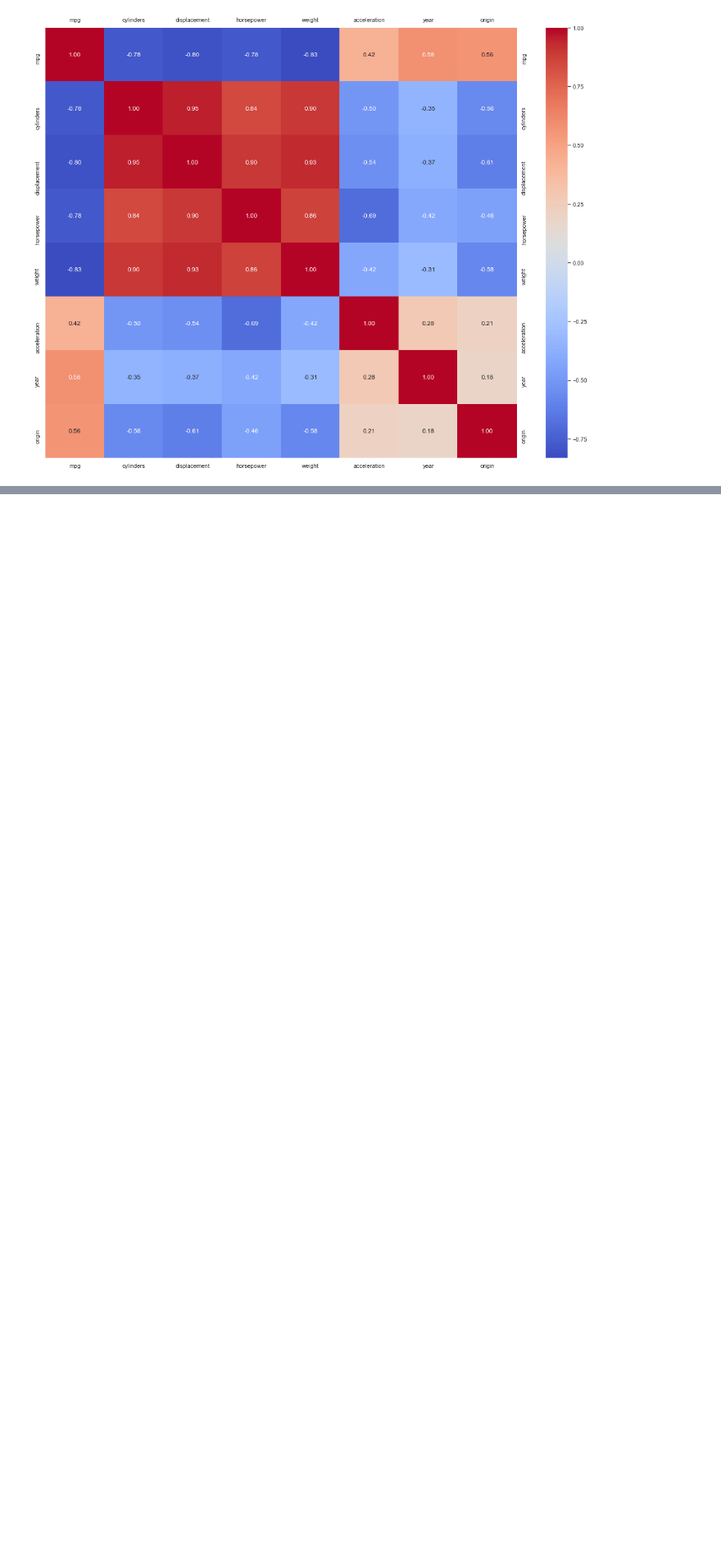
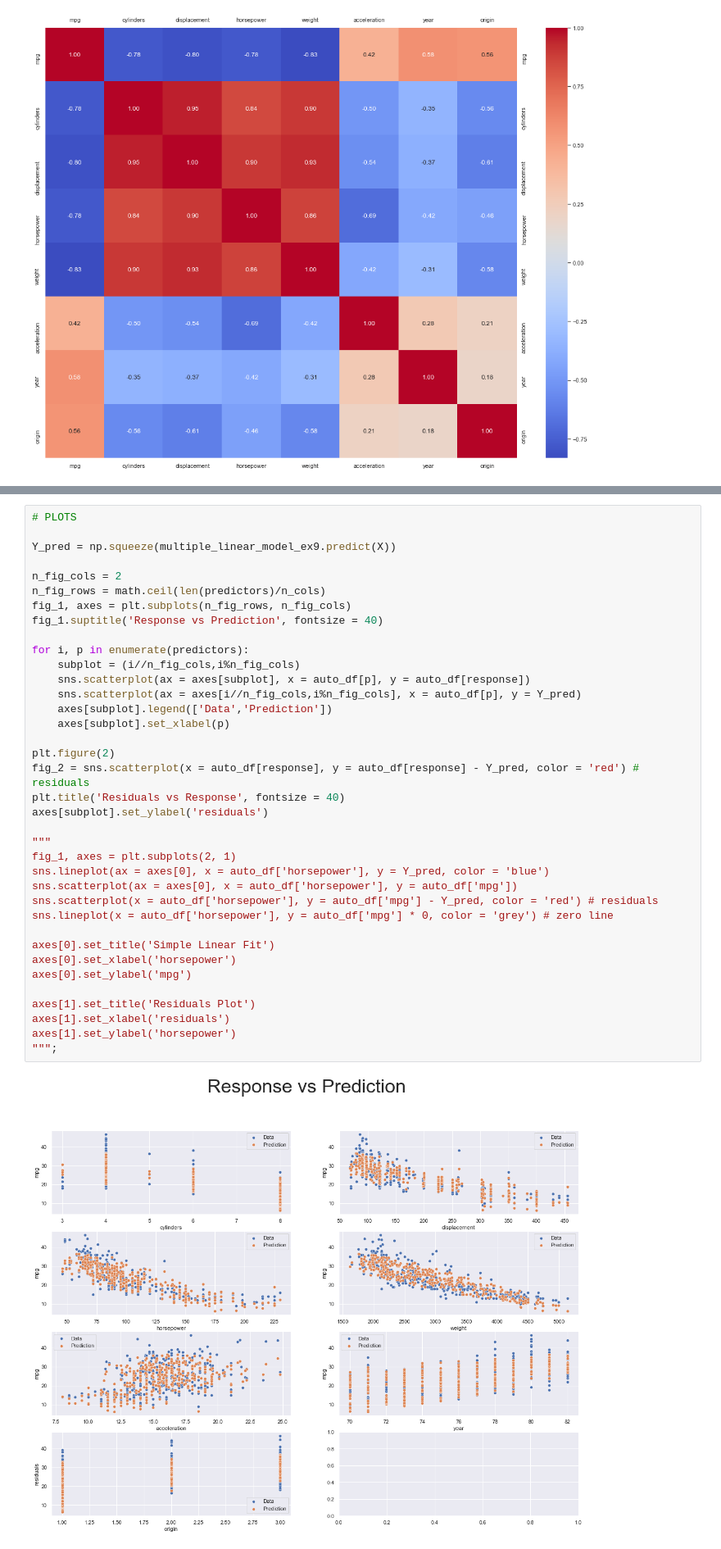
Before and after one commit to jmaestrerodriguez/ISL, a Jupyter notebook: exercises.ipynb, the cells around one changed output, grey strips where cells are left out. Shown at 82% size. Drawn from its saved outputs; the diff is of its cells as text; blank space fills up the shorter version.

```diff
--- a/exercises.ipynb
+++ b/exercises.ipynb
@@ -193,0 +237,39 @@ Multiple Linear Model fit
+# %%
+# PLOTS
+
+Y_pred = np.squeeze(multiple_linear_model_ex9.predict(X))
+
+n_fig_cols = 2
+n_fig_rows = math.ceil(len(predictors)/n_cols)
+fig_1, axes = plt.subplots(n_fig_rows, n_fig_cols)
+fig_1.suptitle('Response vs Prediction', fontsize = 40)
+
+for i, p in enumerate(predictors):
+    subplot = (i//n_fig_cols,i%n_fig_cols)
+    sns.scatterplot(ax = axes[subplot], x = auto_df[p], y = auto_df[response])
+    sns.scatterplot(ax = axes[i//n_fig_cols,i%n_fig_cols], x = auto_df[p], y = Y_pred)
+    axes[subplot].legend(['Data','Prediction'])
+    axes[subplot].set_xlabel(p)
+
+plt.figure(2)
+fig_2 = sns.scatterplot(x = auto_df[response], y = auto_df[response] - Y_pred, color = 'red') # residuals
+plt.title('Residuals vs Response', fontsize = 40)
+axes[subplot].set_ylabel('residuals')
+
+"""
+fig_1, axes = plt.subplots(2, 1)
+sns.lineplot(ax = axes[0], x = auto_df['horsepower'], y = Y_pred, color = 'blue')
+sns.scatterplot(ax = axes[0], x = auto_df['horsepower'], y = auto_df['mpg'])
+sns.scatterplot(x = auto_df['horsepower'], y = auto_df['mpg'] - Y_pred, color = 'red') # residuals
+sns.lineplot(x = auto_df['horsepower'], y = auto_df['mpg'] * 0, color = 'grey') # zero line
+
+axes[0].set_title('Simple Linear Fit')
+axes[0].set_xlabel('horsepower')
+axes[0].set_ylabel('mpg')
+
+axes[1].set_title('Residuals Plot')
+axes[1].set_xlabel('residuals')
+axes[1].set_ylabel('horsepower')
+""";
+# %% [output]
+[figure, added]
```
Also changed, not shown: parts of 5 cells of this notebook.
